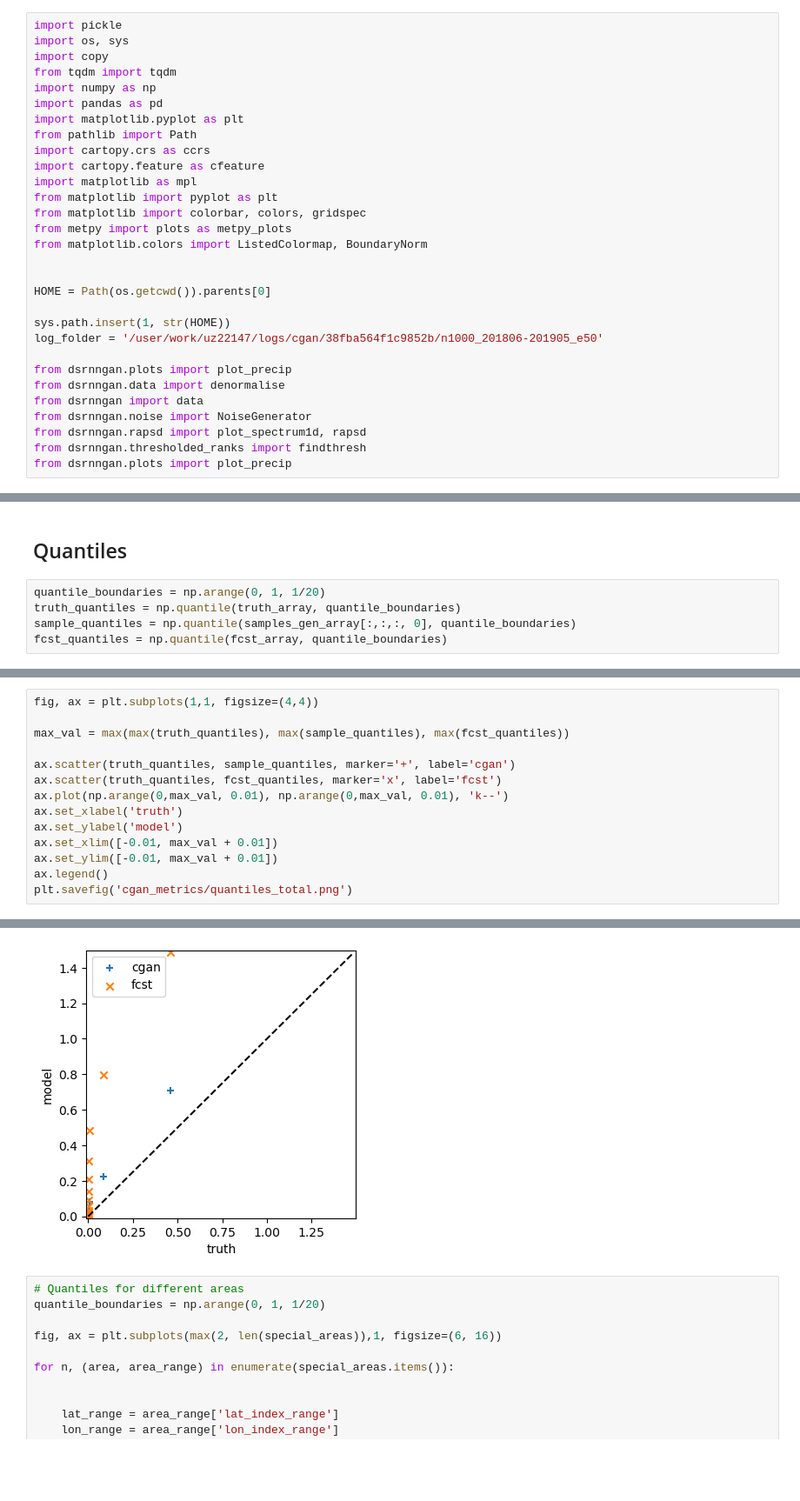
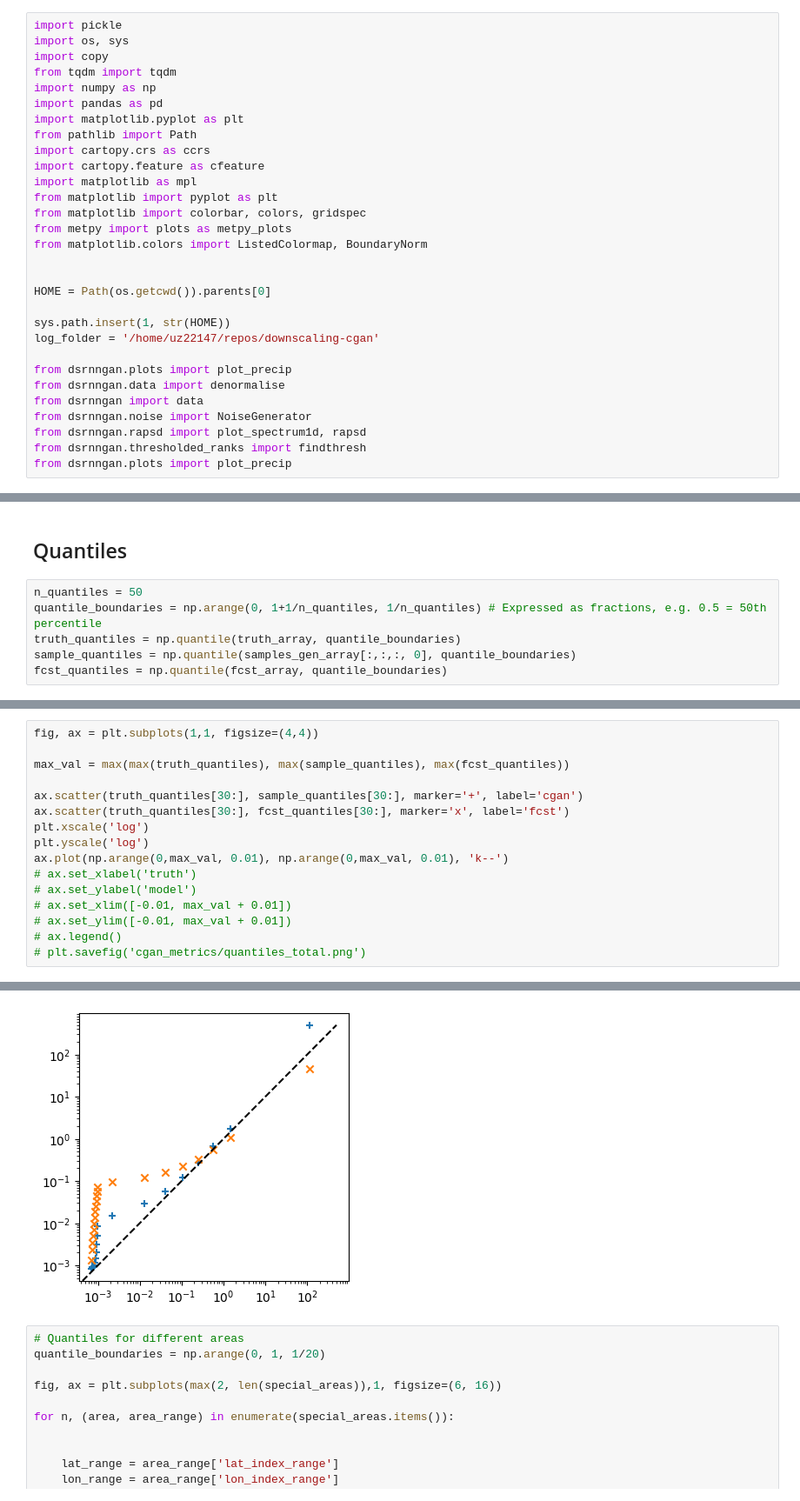
Before and after one commit to mlangguth89/downscaling-cgan, a Jupyter notebook: notebooks/plot_cgan_metrics.ipynb, the cells around one changed output, grey strips where cells are left out. Shown at 87% size. Cells and saved outputs as stored; diff of their text form; blank space fills up the shorter version.

Commit message:
updated metrics

```diff
--- a/notebooks/plot_cgan_metrics.ipynb
+++ b/notebooks/plot_cgan_metrics.ipynb
@@ -22,7 +22,7 @@ from matplotlib.colors import ListedColormap, BoundaryNorm
 HOME = Path(os.getcwd()).parents[0]
 
 sys.path.insert(1, str(HOME))
-log_folder = '/user/work/uz22147/logs/cgan/38fba564f1c9852b/n1000_201806-201905_e50'
+log_folder = '/home/uz22147/repos/downscaling-cgan'
 
 from dsrnngan.plots import plot_precip
 from dsrnngan.data import denormalise
@@ -194,7 +232,8 @@ plt.savefig('cgan_metrics/rapds.png')
 # %% [markdown]
 ## Quantiles
 # %%
-quantile_boundaries = np.arange(0, 1, 1/20)
+n_quantiles = 50
+quantile_boundaries = np.arange(0, 1+1/n_quantiles, 1/n_quantiles) # Expressed as fractions, e.g. 0.5 = 50th percentile
 truth_quantiles = np.quantile(truth_array, quantile_boundaries)
 sample_quantiles = np.quantile(samples_gen_array[:,:,:, 0], quantile_boundaries)
 fcst_quantiles = np.quantile(fcst_array, quantile_boundaries)
@@ -203,13 +296,15 @@ fig, ax = plt.subplots(1,1, figsize=(4,4))
 
 max_val = max(max(truth_quantiles), max(sample_quantiles), max(fcst_quantiles))
 
-ax.scatter(truth_quantiles, sample_quantiles, marker='+', label='cgan')
-ax.scatter(truth_quantiles, fcst_quantiles, marker='x', label='fcst')
+ax.scatter(truth_quantiles[30:], sample_quantiles[30:], marker='+', label='cgan')
+ax.scatter(truth_quantiles[30:], fcst_quantiles[30:], marker='x', label='fcst')
+plt.xscale('log')
+plt.yscale('log')
 ax.plot(np.arange(0,max_val, 0.01), np.arange(0,max_val, 0.01), 'k--')
-ax.set_xlabel('truth')
-ax.set_ylabel('model')
-ax.set_xlim([-0.01, max_val + 0.01])
-ax.set_ylim([-0.01, max_val + 0.01])
-ax.legend()
-plt.savefig('cgan_metrics/quantiles_total.png')
+# ax.set_xlabel('truth')
+# ax.set_ylabel('model')
+# ax.set_xlim([-0.01, max_val + 0.01])
+# ax.set_ylim([-0.01, max_val + 0.01])
+# ax.legend()
+# plt.savefig('cgan_metrics/quantiles_total.png')
 # %% [output]
@@ -216,4 +312,4 @@ plt.savefig('cgan_metrics/quantiles_total.png')
-[figure, old version]
+[figure, new version]
 # %%
 # Quantiles for different areas
 quantile_boundaries = np.arange(0, 1, 1/20)
```
Also changed, not shown: parts of 11 cells of this notebook.
